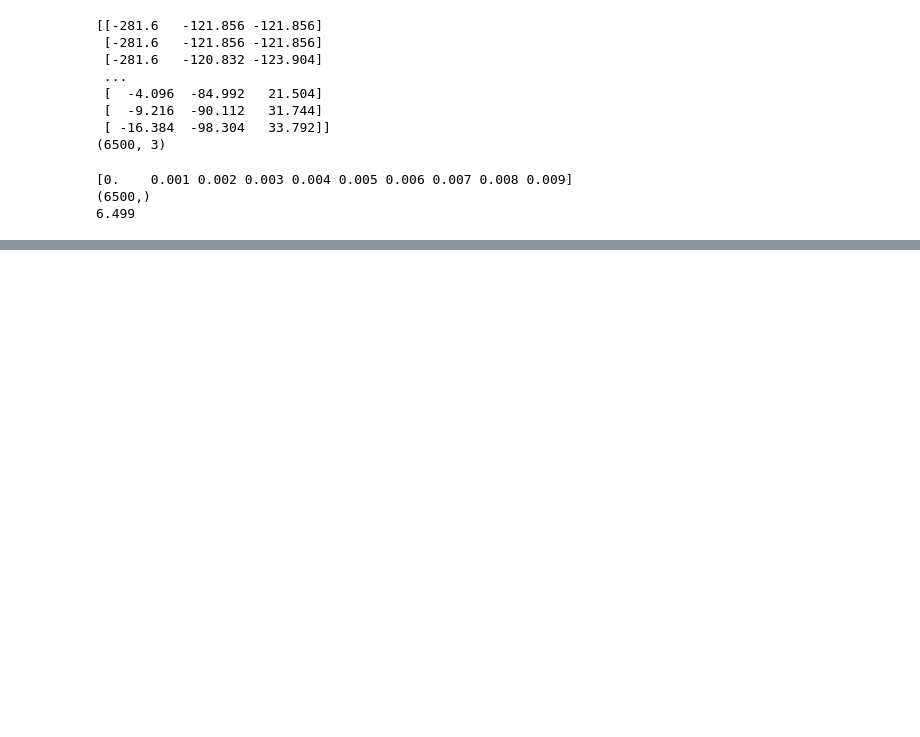
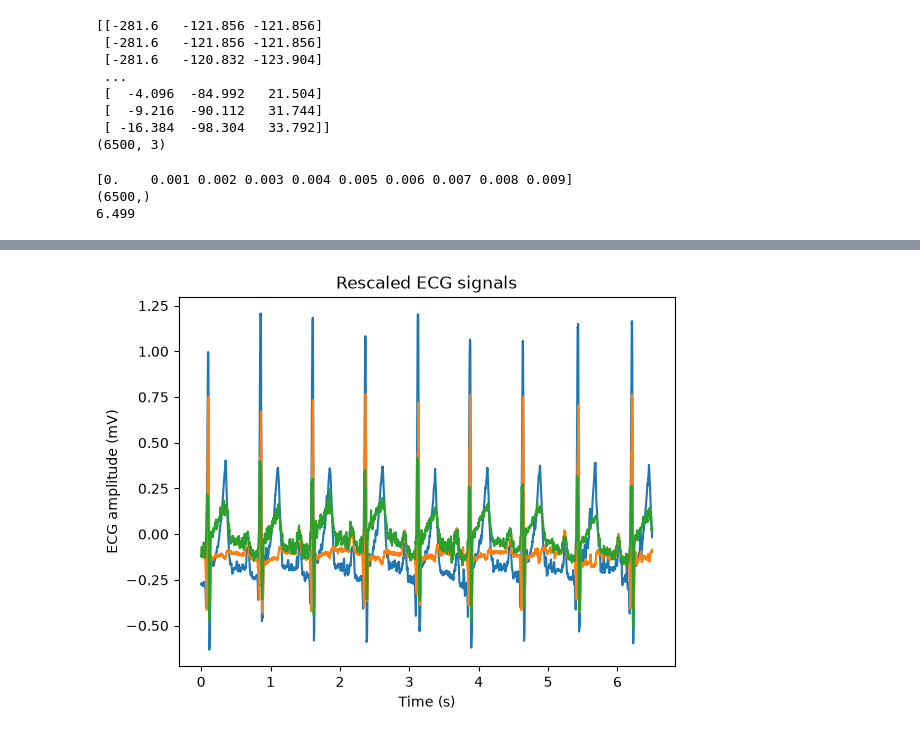
Before and after one commit to ElouanDef/Series01-python, a Jupyter notebook: Series01-python.ipynb, the cells around one changed output, grey strips where cells are left out. Saved outputs shown, nothing was run; the diff lists cells and outputs as text; code cells hidden in the pictures; blank space fills up the shorter version.

```diff
--- a/Series01-python.ipynb
+++ b/Series01-python.ipynb
@@ -56,10 +56,10 @@ According to the recording equipment information:
 
 The ECG amplitude will be converted to millivolts, and a time axis in seconds will be created using the sampling frequency.
 # %%
-#Convert raw ECG values from A/D units to millivots
+#Convert raw ECG values to millivots
 gain_uv = 1024
 
-ecg_mv = raw_ecg * gain_uv / 1000
+ecg_mv = raw_ecg / 1000
 # %%
 # Check the rescaled ECG data
 print(ecg_mv)
@@ -89,0 +94,11 @@ print(timestamps[-1])
+# %%
+# Plot the rescaled ECG signals
+plt.plot(timestamps, ecg_mv)
+
+plt.xlabel("Time (s)")
+plt.ylabel("ECG amplitude (mV)")
+plt.title("Rescaled ECG signals")
+
+plt.show()
+# %% [output]
+[figure, added]
```
Also changed, not shown: parts of 1 cell of this notebook.
